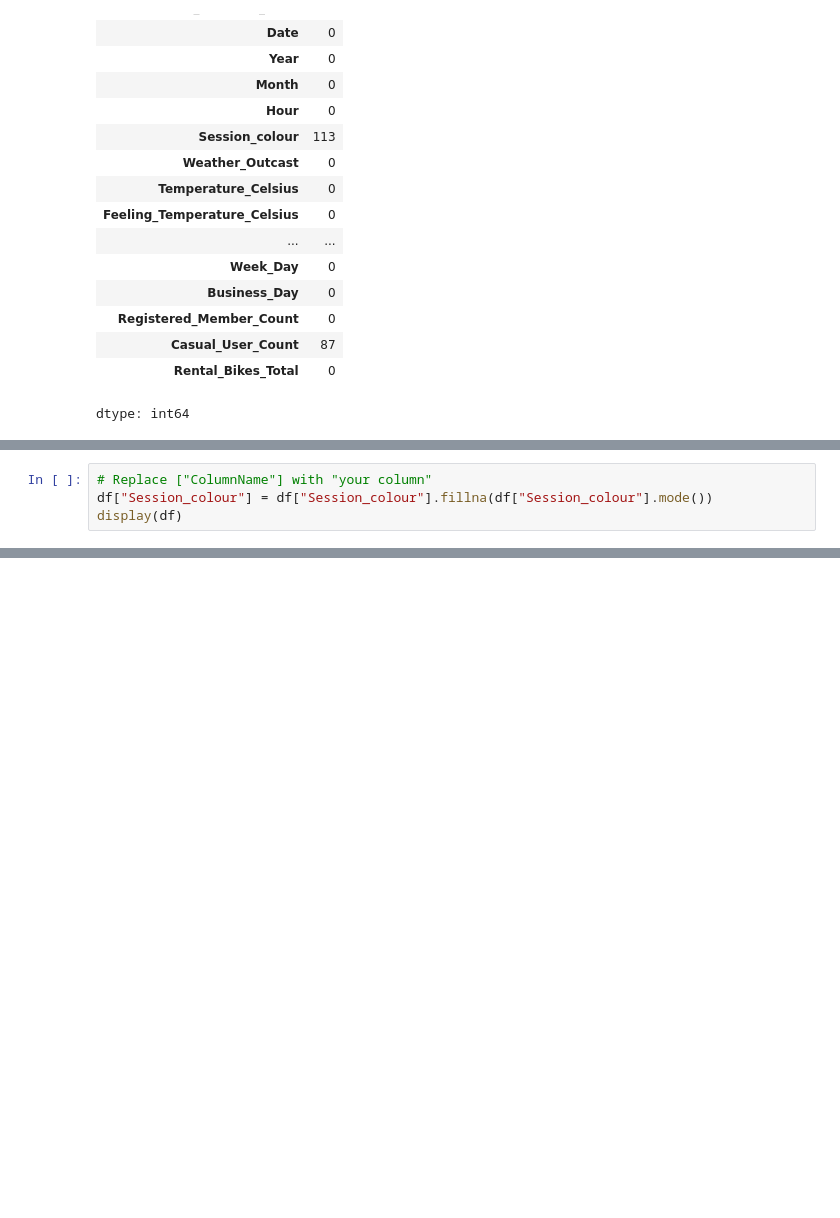
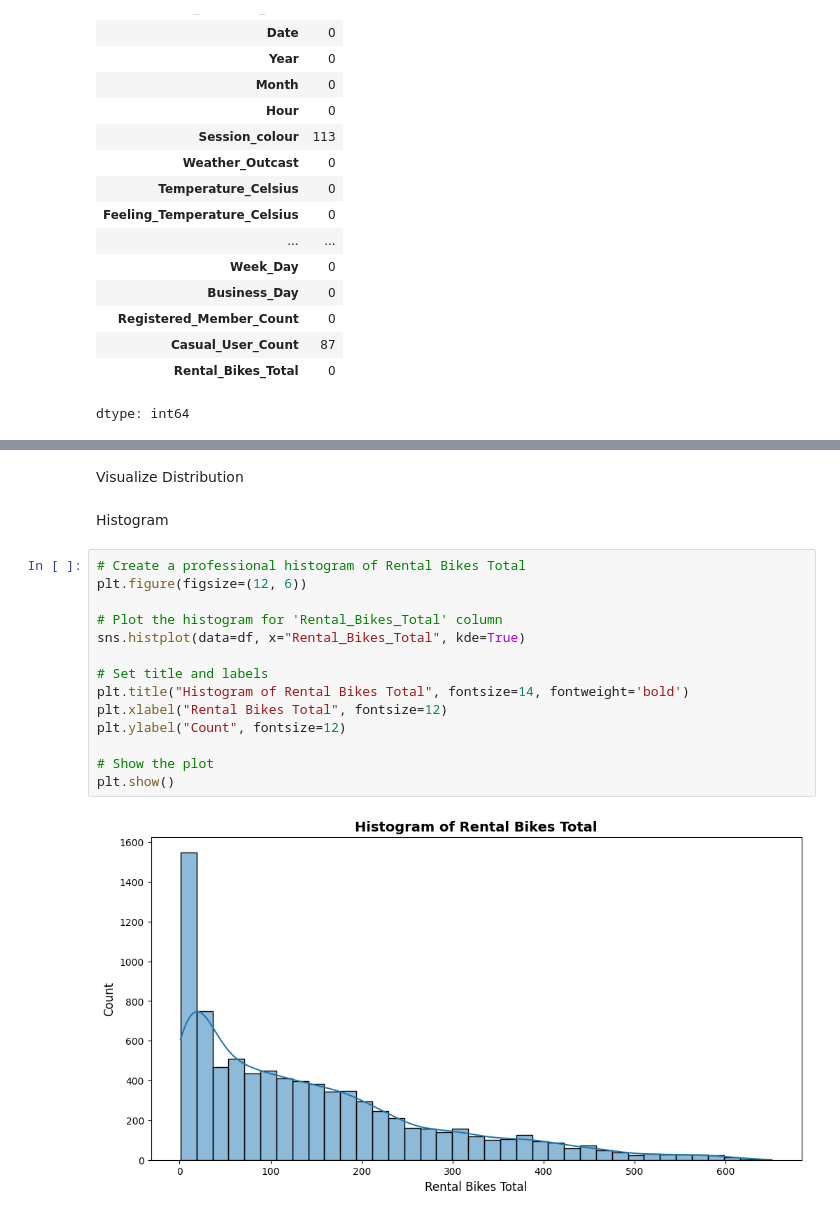
Before and after one commit to nananana25/MSI140, a Jupyter notebook: MIS140A1_Praba_200000072.ipynb, the cells around one changed output, grey strips where cells are left out. Saved outputs shown, nothing was run; the diff lists cells and outputs as text; blank space fills up the shorter version.

```diff
--- a/MIS140A1_Praba_200000072.ipynb
+++ b/MIS140A1_Praba_200000072.ipynb
@@ -304,4 +178,0 @@ Missing values with the column mode (for categorical data)
-# %%
-# Replace ["ColumnName"] with "your column"
-df["Session_colour"] = df["Session_colour"].fillna(df["Session_colour"].mode())
-display(df)
@@ -353,0 +195,20 @@ Step 4: Transform Data
+# %% [markdown]
+Visualize Distribution
+# %% [markdown]
+Histogram
+# %%
+# Create a professional histogram of Rental Bikes Total
+plt.figure(figsize=(12, 6))
+
+# Plot the histogram for 'Rental_Bikes_Total' column
+sns.histplot(data=df, x="Rental_Bikes_Total", kde=True)
+
+# Set title and labels
+plt.title("Histogram of Rental Bikes Total", fontsize=14, fontweight='bold')
+plt.xlabel("Rental Bikes Total", fontsize=12)
+plt.ylabel("Count", fontsize=12)
+
+# Show the plot
+plt.show()
+# %% [output]
+[figure, added]
```
Also changed, not shown: parts of 59 cells of this notebook.
